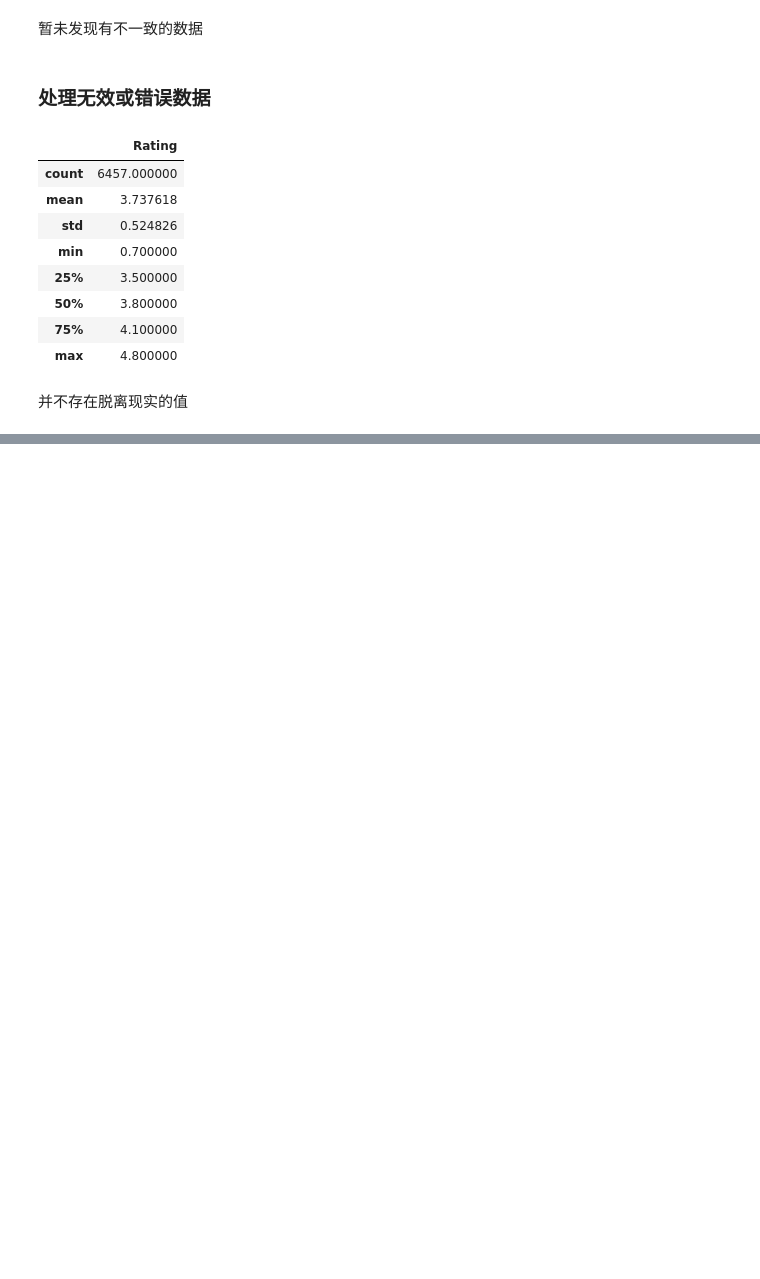
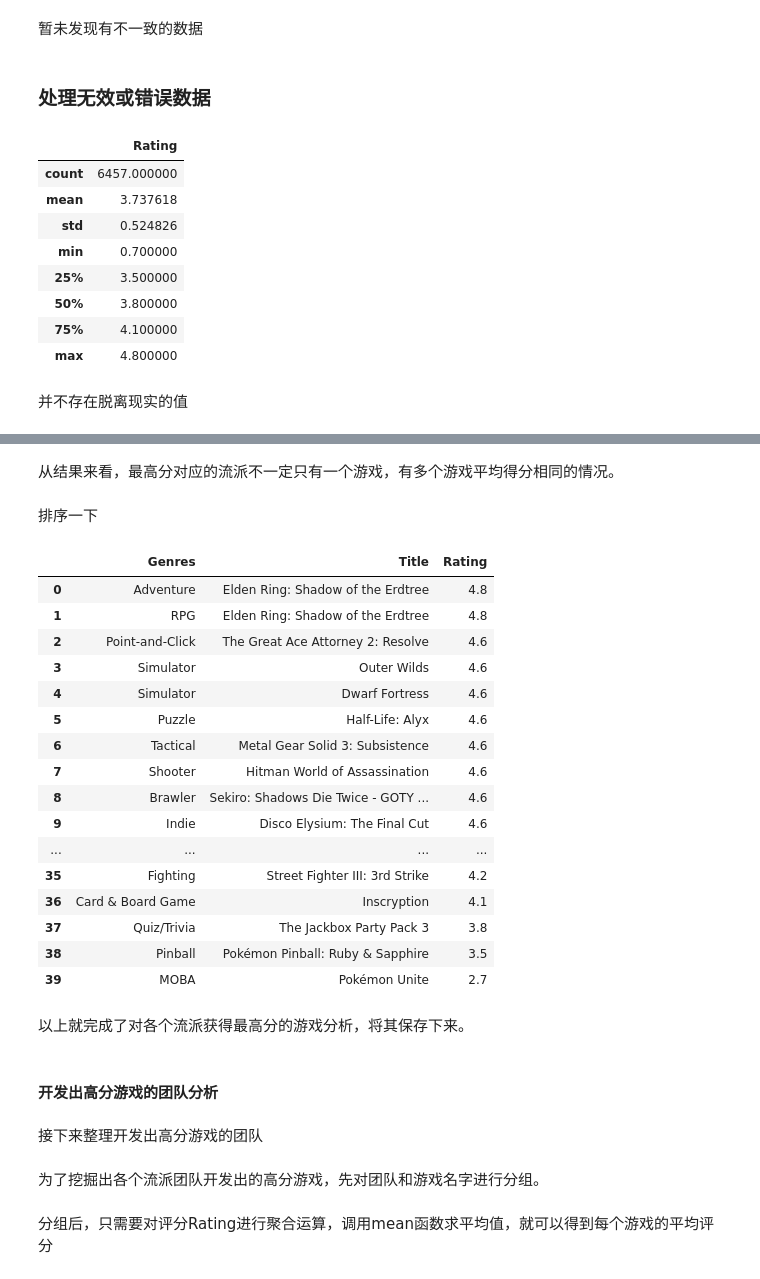
Before and after one commit to Tindoiimu/Python_data_analysis, a Jupyter notebook: 1980 年至 2023 年的热门电子游戏数据.ipynb, the cells around one changed output, grey strips where cells are left out. Drawn from its saved outputs; the diff is of its cells as text; code cells hidden in the pictures; blank space fills up the shorter version.

```diff
--- a/1980 年至 2023 年的热门电子游戏数据.ipynb
+++ b/1980 年至 2023 年的热门电子游戏数据.ipynb
@@ -249,0 +357,27 @@ cleaned_game_data
+# %% [markdown]
+从结果来看，最高分对应的流派不一定只有一个游戏，有多个游戏平均得分相同的情况。
+# %% [markdown]
+排序一下
+# %%
+genres_max_rating_title = genres_max_rating_title.sort_values('Rating',ascending = False,ignore_index = True).drop('index',axis = 1)
+genres_max_rating_title
+# %% [output]
+|  | Genres | Title | Rating |
+| 0 | Adventure | Elden Ring: Shadow of the Erdtree | 4.8 |
+| 1 | RPG | Elden Ring: Shadow of the Erdtree | 4.8 |
+| 2 | Point-and-Click | The Great Ace Attorney 2: Resolve | 4.6 |
+| 3 | Simulator | Outer Wilds | 4.6 |
+| 4 | Simulator | Dwarf Fortress | 4.6 |
+| 5 | Puzzle | Half-Life: Alyx | 4.6 |
+| 6 | Tactical | Metal Gear Solid 3: Subsistence | 4.6 |
+| 7 | Shooter | Hitman World of Assassination | 4.6 |
+| 8 | Brawler | Sekiro: Shadows Die Twice - GOTY ... | 4.6 |
+| 9 | Indie | Disco Elysium: The Final Cut | 4.6 |
+| ... | ... | ... | ... |
+| 35 | Fighting | Street Fighter III: 3rd Strike | 4.2 |
+| 36 | Card & Board Game | Inscryption | 4.1 |
+| 37 | Quiz/Trivia | The Jackbox Party Pack 3 | 3.8 |
+| 38 | Pinball | Pokémon Pinball: Ruby & Sapphire | 3.5 |
+| 39 | MOBA | Pokémon Unite | 2.7 |
+# %% [markdown]
+以上就完成了对各个流派获得最高分的游戏分析，将其保存下来。
@@ -249,0 +386,6 @@ cleaned_game_data
+# %% [markdown]
+#### 开发出高分游戏的团队分析
+# %% [markdown]
+接下来整理开发出高分游戏的团队
+# %% [markdown]
+为了挖掘出各个流派团队开发出的高分游戏，先对团队和游戏名字进行分组。
@@ -249,0 +394,2 @@ cleaned_game_data
+# %% [markdown]
+分组后，只需要对评分Rating进行聚合运算，调用mean函数求平均值，就可以得到每个游戏的平均评分
```
Also changed, not shown: parts of 29 cells of this notebook.
